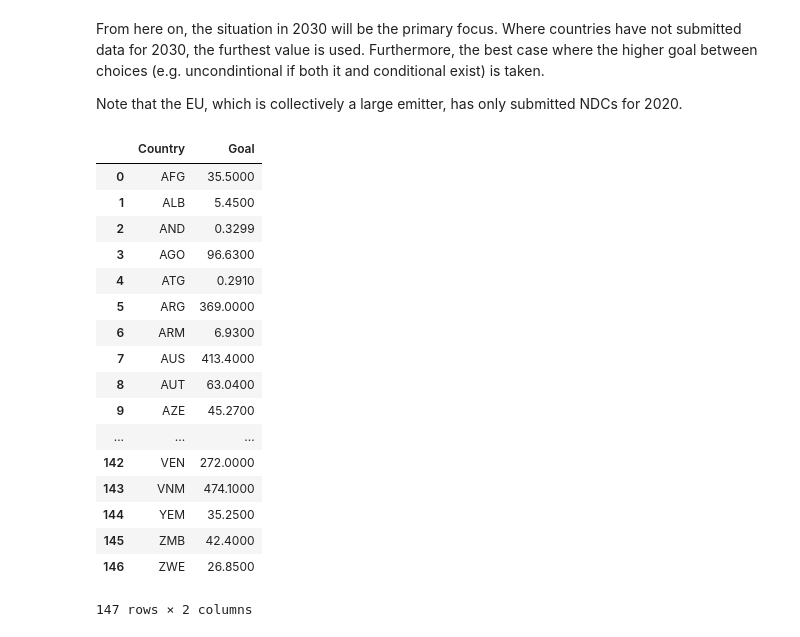
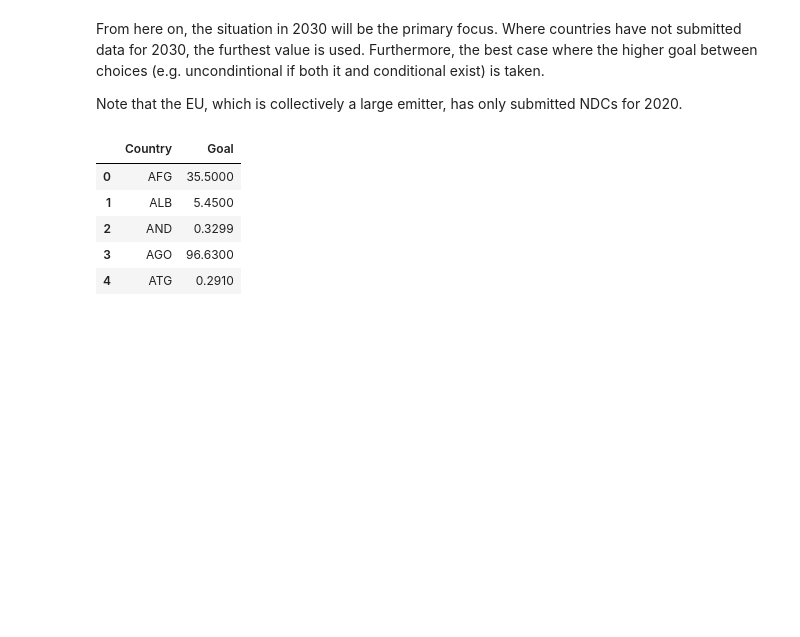
Before and after one commit to jasonrwang/ghg_analytics, a Jupyter notebook: ghg_analytics.ipynb, the cells around one changed output. Saved outputs shown, nothing was run; the diff lists cells and outputs as text; code cells hidden in the pictures; blank space fills up the shorter version.

Commit message:
Cleaned notebook file for legibility

```diff
--- a/ghg_analytics.ipynb
+++ b/ghg_analytics.ipynb
@@ -123,23 +124,11 @@ d = {
 
 NDCs_clean = pd.DataFrame(d)
 # %%
-NDCs_clean
+NDCs_clean.head()
 # %% [output]
 |  | Country | Goal |
 | 0 | AFG | 35.5000 |
 | 1 | ALB | 5.4500 |
 | 2 | AND | 0.3299 |
 | 3 | AGO | 96.6300 |
 | 4 | ATG | 0.2910 |
-| 5 | ARG | 369.0000 |
-| 6 | ARM | 6.9300 |
-| 7 | AUS | 413.4000 |
-| 8 | AUT | 63.0400 |
-| 9 | AZE | 45.2700 |
-| ... | ... | ... |
-| 142 | VEN | 272.0000 |
-| 143 | VNM | 474.1000 |
-| 144 | YEM | 35.2500 |
-| 145 | ZMB | 42.4000 |
-| 146 | ZWE | 26.8500 |
-147 rows × 2 columns
```
Also changed, not shown: parts of 3 cells of this notebook.
